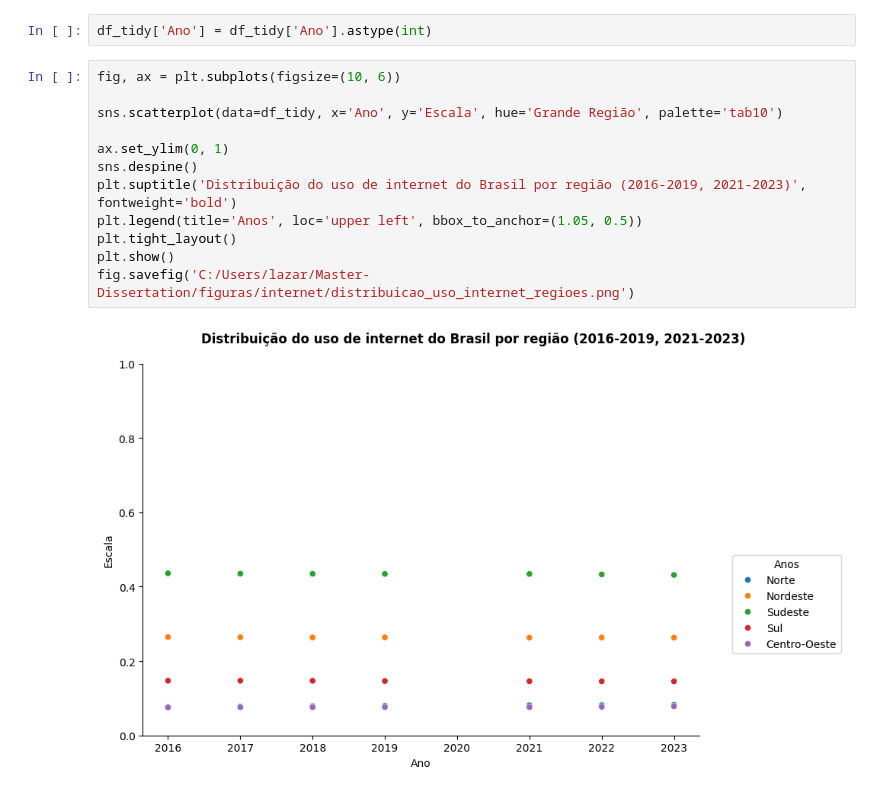
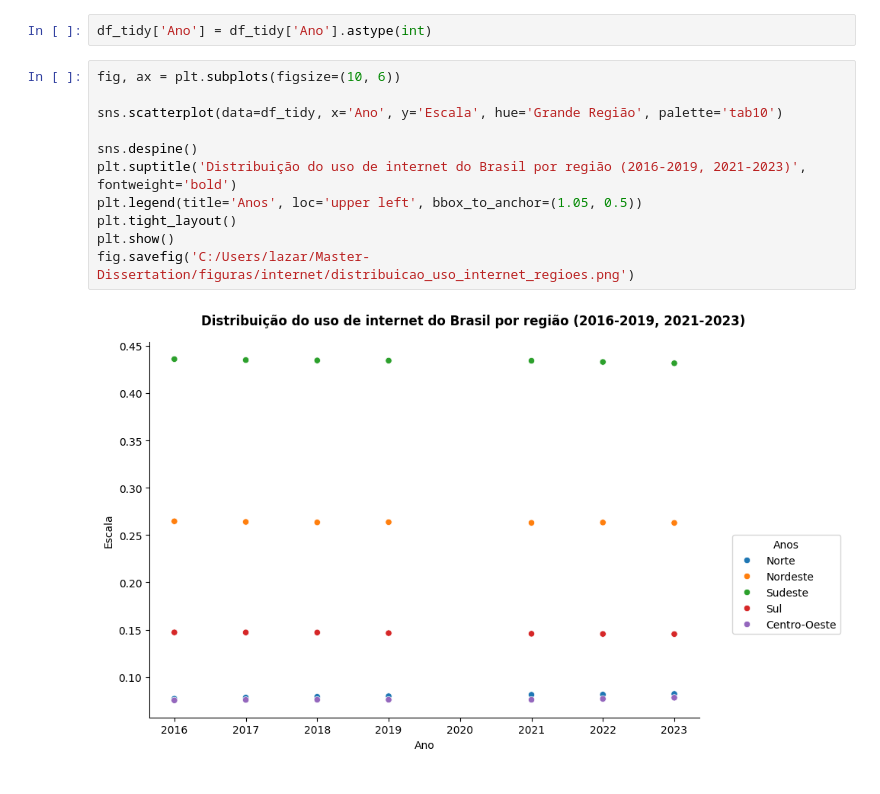
Before and after one commit to LazaroDamasceno/Dissertacao-Mestrado, a Jupyter notebook: eda/uso_internet/pnadca/dispercao_tabela6794.ipynb, the cells around one changed output. Drawn from its saved outputs; the diff is of its cells as text.

```diff
--- a/eda/uso_internet/pnadca/dispercao_tabela6794.ipynb
+++ b/eda/uso_internet/pnadca/dispercao_tabela6794.ipynb
@@ -35,14 +35,13 @@ df_tidy['Ano'] = df_tidy['Ano'].astype(int)
 # %%
 fig, ax = plt.subplots(figsize=(10, 6))
 
 sns.scatterplot(data=df_tidy, x='Ano', y='Escala', hue='Grande Região', palette='tab10')
 
-ax.set_ylim(0, 1)
 sns.despine()
 plt.suptitle('Distribuição do uso de internet do Brasil por região (2016-2019, 2021-2023)', fontweight='bold')
 plt.legend(title='Anos', loc='upper left', bbox_to_anchor=(1.05, 0.5))
 plt.tight_layout()
 plt.show()
 fig.savefig('C:/Users/lazar/Master-Dissertation/figuras/internet/distribuicao_uso_internet_regioes.png')
 # %% [output]
-[figure, old version]
+[figure, new version]
```
Also changed, not shown: 3 other files.
